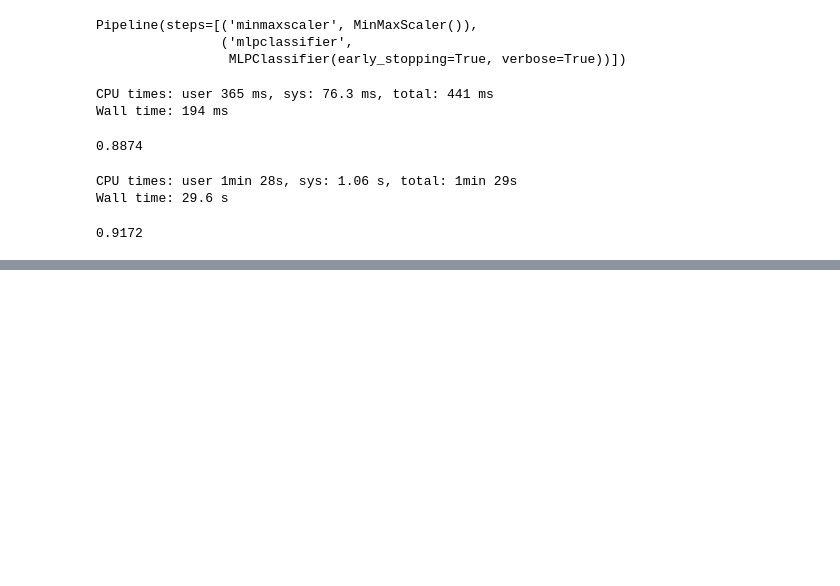
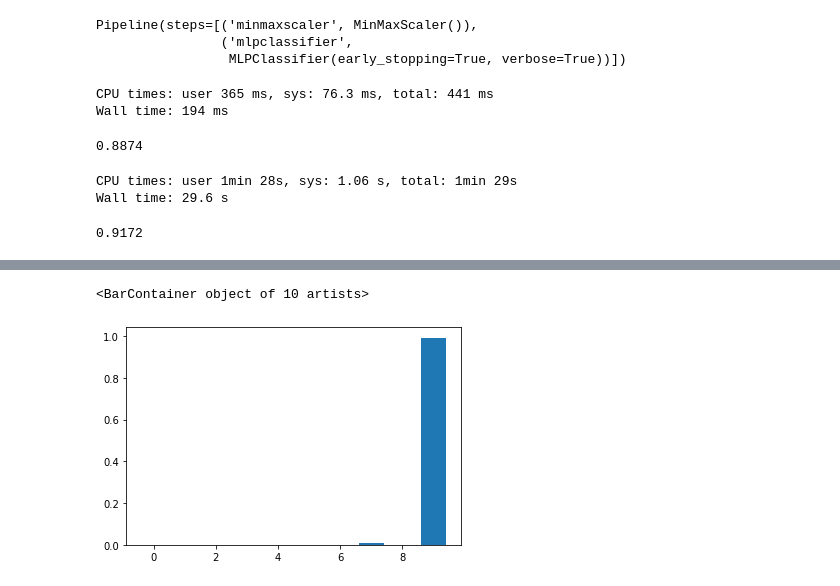
Before and after one commit to luknw/um-lime, a Jupyter notebook: lime-explain.ipynb, the cells around one changed output, grey strips where cells are left out. Drawn from its saved outputs; the diff is of its cells as text; code cells hidden in the pictures; blank space fills up the shorter version.

```diff
--- a/lime-explain.ipynb
+++ b/lime-explain.ipynb
@@ -126,0 +166,3 @@ Wall time: 29.6 s
+# %%
+y_pred_proba = mlp.predict_proba(X_test)
+least_sure = np.amax(y_pred_proba, axis=-1).argmin()
@@ -126,0 +174,5 @@ Wall time: 29.6 s
+# %%
+plt.bar(range(10), y_pred_proba[0])
+# %% [output]
+<BarContainer object of 10 artists>
+[figure, added]
```
Also changed, not shown: parts of 15 cells of this notebook, 1 other file.
